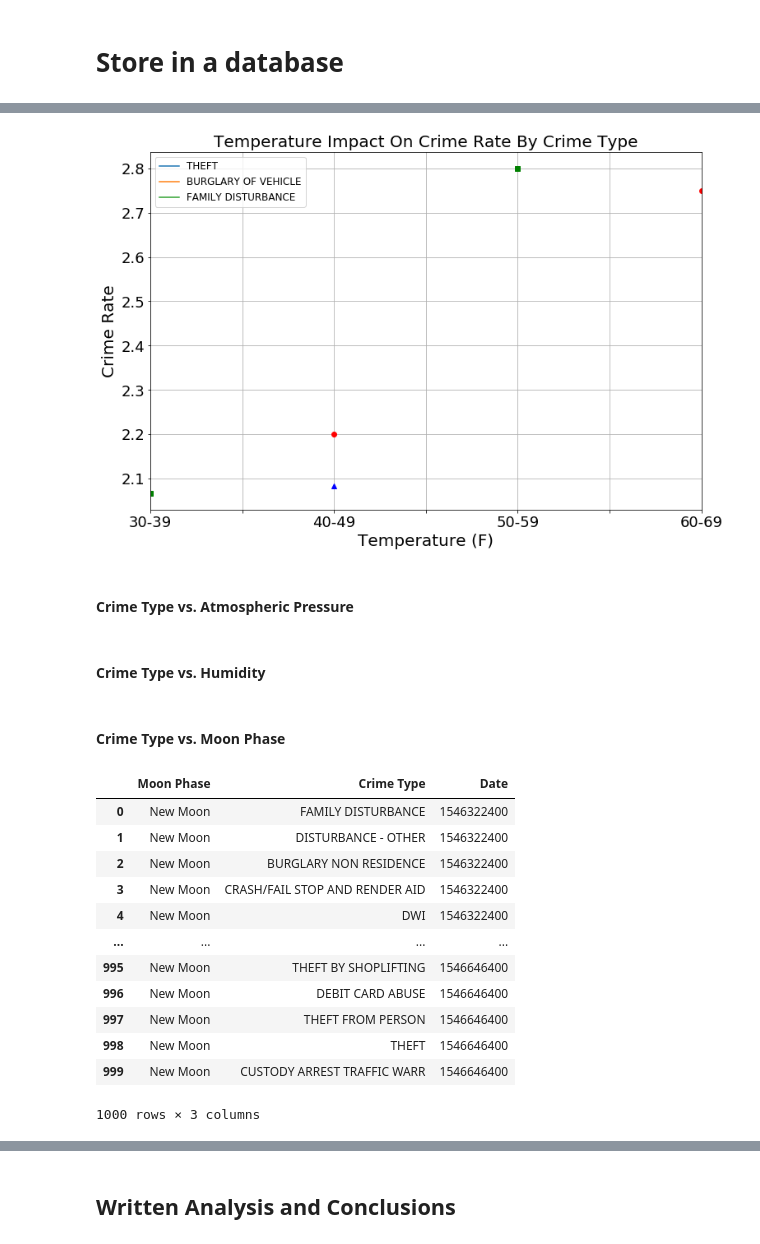
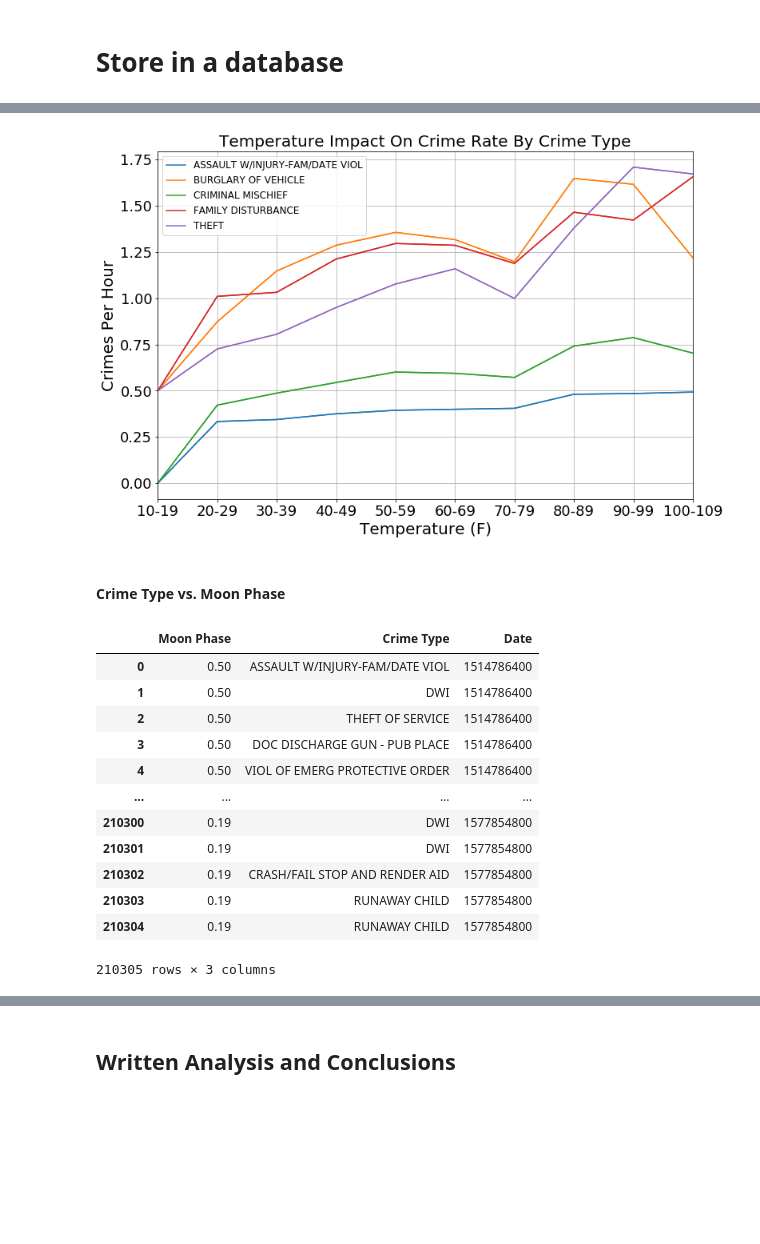
Before and after one commit to eanord4/First-Project, a Jupyter notebook: first-project.ipynb, the cells around one changed output, grey strips where cells are left out. Saved outputs shown, nothing was run; the diff lists cells and outputs as text; code cells hidden in the pictures; blank space fills up the shorter version.

```diff
--- a/first-project.ipynb
+++ b/first-project.ipynb
@@ -205,0 +189,4 @@ df_1 = df_result[["Temperature", "Crime Type", "Date"]]
+# %%
+# Top 5 Crime Types
+top5_crime_types = df_1["Crime Type"].value_counts().sort_values(ascending=False).head()
+top5_crime_types
@@ -232,0 +212,19 @@ df_crime_rates
+# %%
+# Filter for top 5 crime types
+df_top5_crime_types = df_1[df_1["Crime Type"].apply(lambda x: x in top5_crime_types.index)]
+# df_top5_crime_types
+
+# Group by temperature bin to get hour counts
+by_temp = df_top5_crime_types.groupby("Temperature Group")
+hour_counts = by_temp["Date"].nunique()
+
+# Group by temperature and crime type to get crime counts
+df_group1 = df_top5_crime_types.groupby(["Crime Type", "Temperature Group"])["Date"]
+crime_counts = df_group1.count()
+
+# Calculate crime rates as crimes / hours within each temp bin
+crime_rates1 = crime_counts / hour_counts
+
+# DF
+df_crime_rates1 = crime_rates1.to_frame().reset_index().rename(columns={"Date": "Crime Rate"})
+df_crime_rates1
@@ -233,4 +249,4 @@ df_crime_rates
 # %%
-legend = df_crime_rates["Crime Type"].drop_duplicates()
-legend
+legend1 = df_crime_rates1["Crime Type"].drop_duplicates()
+legend1
 # %% [output]
@@ -240,8 +258,8 @@ legend
 Name: Crime Type, dtype: object
 # %%
 # Pivoting results dataframe
-df_pivot = pd.pivot_table(df_crime_rates, values=["Crime Rate"], index =["Temperature Group"],
-                   columns=["Crime Type"])
+df_pivot1 = pd.pivot_table(df_crime_rates1, values=["Crime Rate"], index =["Temperature Group"],
+                   columns=["Crime Type"]).fillna(0)
 
-df_pivot
+df_pivot1
 # %% [output]
@@ -255,35 +279,31 @@ df_pivot
 # %%
-ax = df_pivot.plot(figsize=(12,10), legend=False)
+ax = df_pivot1.plot(figsize=(12,10), legend=False)
 ax.set_prop_cycle(None)
 
-df_pivot.plot(figsize=(12,8), style=["ro:", "b^:", "gs:"], markersize=6, ax = ax, grid=True)
+df_pivot1.plot(figsize=(12,8), ax = ax, grid=True)
 plt.title("Temperature Impact On Crime Rate By Crime Type", fontsize=20)
-plt.legend(legend, fontsize=12)
+plt.legend(legend1, fontsize=12)
 plt.xlabel("Temperature (F)", fontsize=20)
-plt.ylabel("Crime Rate", fontsize=20)
+plt.ylabel("Crimes Per Hour", fontsize=20)
 plt.tick_params(labelsize=18)
 # %% [output]
-[figure, old version]
+[figure, new version]
-# %% [markdown]
-#### Crime Type vs. Atmospheric Pressure
-# %% [markdown]
-#### Crime Type vs. Humidity
 # %% [markdown]
 #### Crime Type vs. Moon Phase
 # %%
-df_1 = df_result[["Moon Phase", "Crime Type", "Date"]]
-df_1
+df_2 = df_result[["Moon Phase", "Crime Type", "Date"]]
+df_2
 # %% [output]
 |  | Moon Phase | Crime Type | Date |
-| 0 | New Moon | FAMILY DISTURBANCE | 1546322400 |
-| 1 | New Moon | DISTURBANCE - OTHER | 1546322400 |
-| 2 | New Moon | BURGLARY NON RESIDENCE | 1546322400 |
-| 3 | New Moon | CRASH/FAIL STOP AND RENDER AID | 1546322400 |
-| 4 | New Moon | DWI | 1546322400 |
+| 0 | 0.50 | ASSAULT W/INJURY-FAM/DATE VIOL | 1514786400 |
+| 1 | 0.50 | DWI | 1514786400 |
+| 2 | 0.50 | THEFT OF SERVICE | 1514786400 |
+| 3 | 0.50 | DOC DISCHARGE GUN - PUB PLACE | 1514786400 |
+| 4 | 0.50 | VIOL OF EMERG PROTECTIVE ORDER | 1514786400 |
 | ... | ... | ... | ... |
-| 995 | New Moon | THEFT BY SHOPLIFTING | 1546646400 |
-| 996 | New Moon | DEBIT CARD ABUSE | 1546646400 |
-| 997 | New Moon | THEFT FROM PERSON | 1546646400 |
-| 998 | New Moon | THEFT | 1546646400 |
-| 999 | New Moon | CUSTODY ARREST TRAFFIC WARR | 1546646400 |
+| 210300 | 0.19 | DWI | 1577854800 |
+| 210301 | 0.19 | DWI | 1577854800 |
+| 210302 | 0.19 | CRASH/FAIL STOP AND RENDER AID | 1577854800 |
+| 210303 | 0.19 | RUNAWAY CHILD | 1577854800 |
+| 210304 | 0.19 | RUNAWAY CHILD | 1577854800 |
-1000 rows × 3 columns
+210305 rows × 3 columns
```
Also changed, not shown: parts of 37 cells of this notebook, 3 other files.
